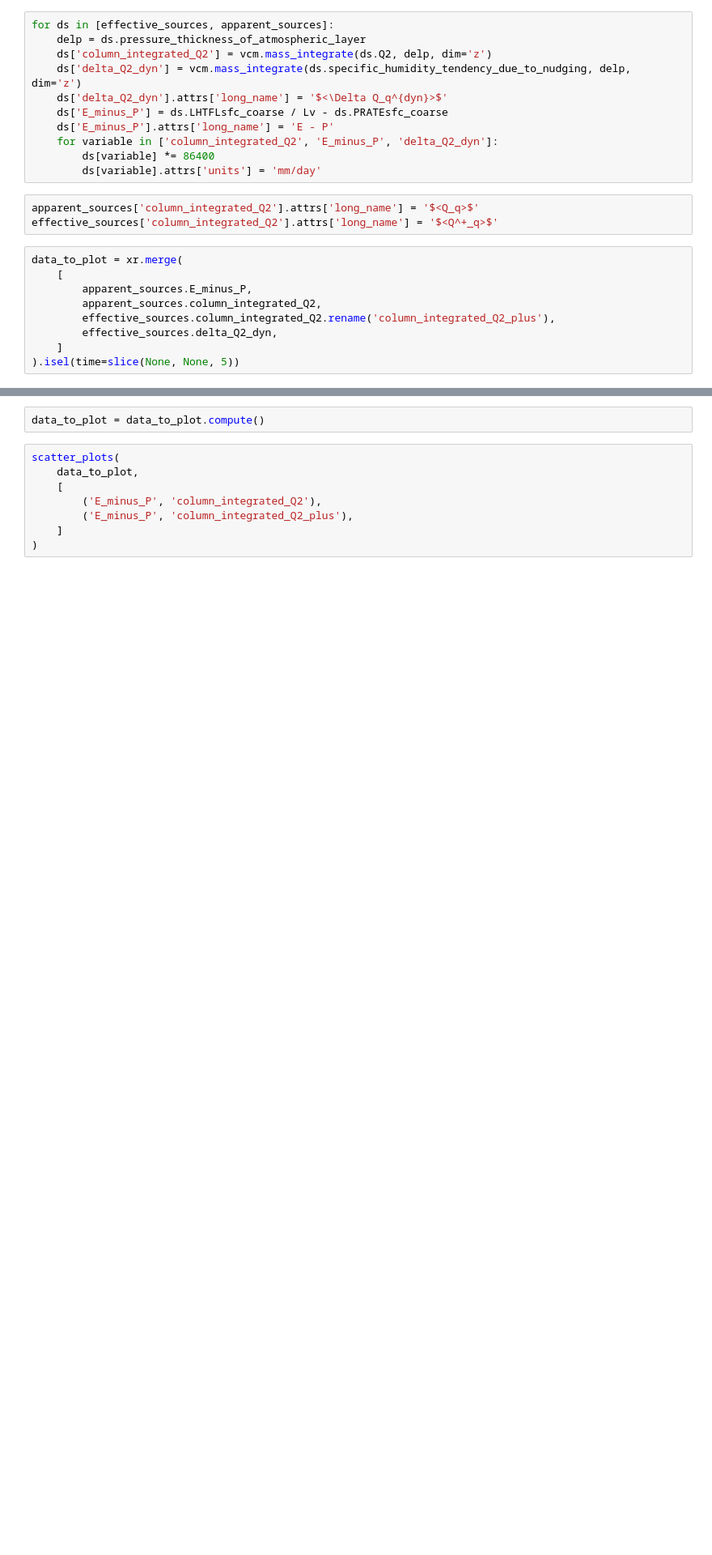
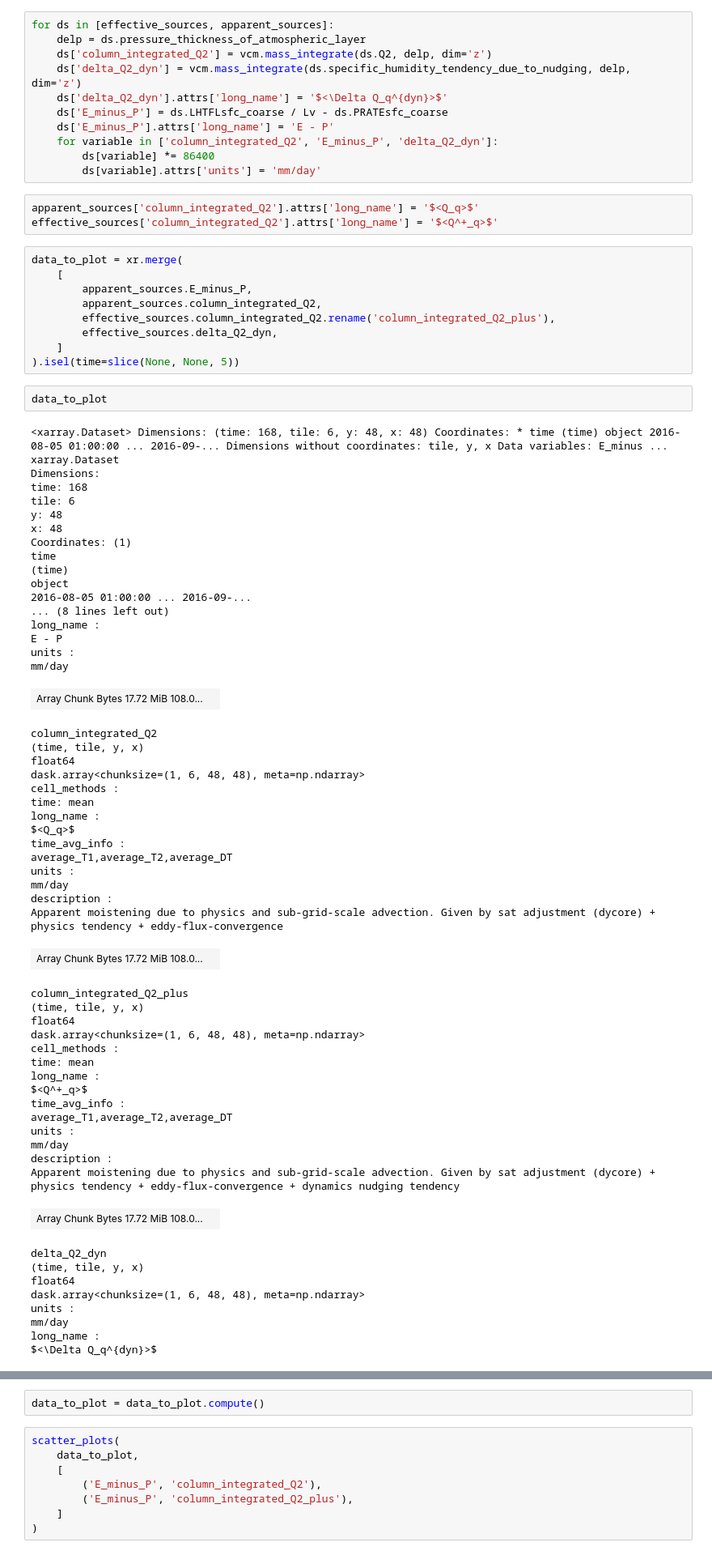
Before and after one commit to ai2cm/fine-grid-ml-physics-manuscript, a Jupyter notebook: notebooks/figure_precip_Qq.ipynb, the cells around one changed output, grey strips where cells are left out. Shown at 81% size. Cells and saved outputs as stored; diff of their text form; blank space fills up the shorter version.

```diff
--- a/notebooks/figure_precip_Qq.ipynb
+++ b/notebooks/figure_precip_Qq.ipynb
@@ -114,3 +113,62 @@ data_to_plot = xr.merge(
         effective_sources.delta_Q2_dyn,
     ]
 ).isel(time=slice(None, None, 5))
+# %%
+data_to_plot
+# %% [output]
+<xarray.Dataset> Dimensions: (time: 168, tile: 6, y: 48, x: 48) Coordinates: * time (time) object 2016-08-05 01:00:00 ... 2016-09-... Dimensions without coordinates: tile, y, x Data variables: E_minus ...
+xarray.Dataset
+Dimensions:
+time: 168
+tile: 6
+y: 48
+x: 48
+Coordinates: (1)
+time
+(time)
+object
+2016-08-05 01:00:00 ... 2016-09-...
+... (8 lines left out)
+long_name :
+E - P
+units :
+mm/day
+| Array Chunk Bytes 17.72 MiB 108.0... |  |
+column_integrated_Q2
+(time, tile, y, x)
+float64
+dask.array<chunksize=(1, 6, 48, 48), meta=np.ndarray>
+cell_methods :
+time: mean
+long_name :
+$<Q_q>$
+time_avg_info :
+average_T1,average_T2,average_DT
+units :
+mm/day
+description :
+Apparent moistening due to physics and sub-grid-scale advection. Given by sat adjustment (dycore) + physics tendency + eddy-flux-convergence
+| Array Chunk Bytes 17.72 MiB 108.0... |  |
+column_integrated_Q2_plus
+(time, tile, y, x)
+float64
+dask.array<chunksize=(1, 6, 48, 48), meta=np.ndarray>
+cell_methods :
+time: mean
+long_name :
+$<Q^+_q>$
+time_avg_info :
+average_T1,average_T2,average_DT
+units :
+mm/day
+description :
+Apparent moistening due to physics and sub-grid-scale advection. Given by sat adjustment (dycore) + physics tendency + eddy-flux-convergence + dynamics nudging tendency
+| Array Chunk Bytes 17.72 MiB 108.0... |  |
+delta_Q2_dyn
+(time, tile, y, x)
+float64
+dask.array<chunksize=(1, 6, 48, 48), meta=np.ndarray>
+units :
+mm/day
+long_name :
+$<\Delta Q_q^{dyn}>$
```
Also changed, not shown: parts of 8 cells of this notebook.
